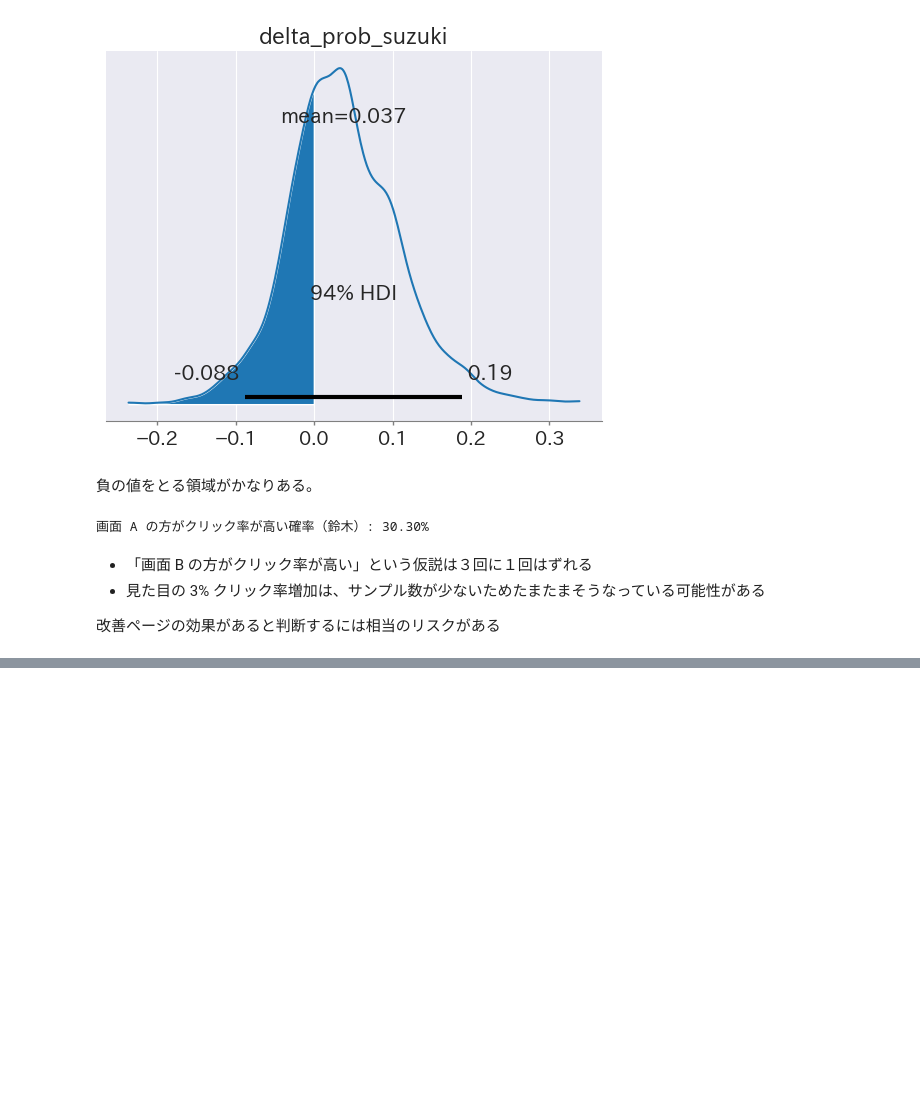
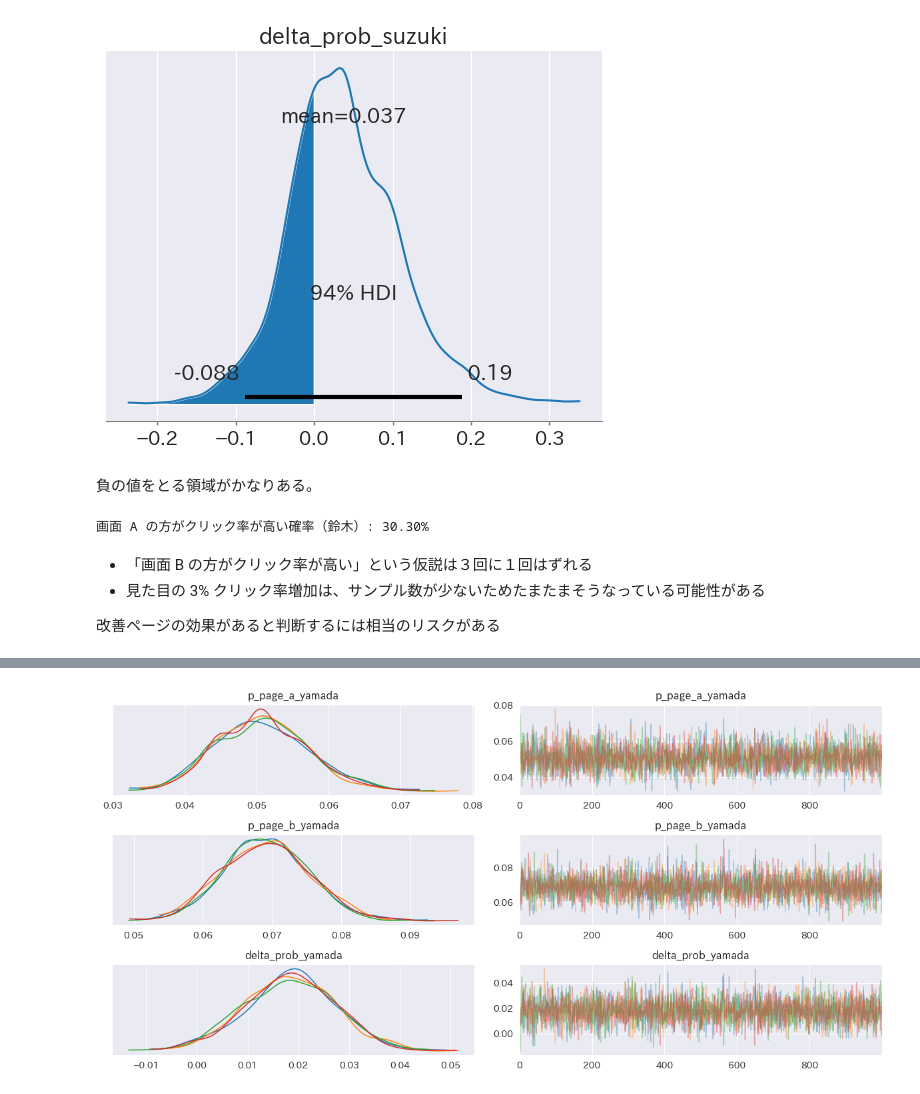
Before and after one commit to 1024xx4/py_bayes_intro, a Jupyter notebook: ab_test.ipynb, the cells around one changed output, grey strips where cells are left out. Saved outputs shown, nothing was run; the diff lists cells and outputs as text; code cells hidden in the pictures; blank space fills up the shorter version.

```diff
--- a/ab_test.ipynb
+++ b/ab_test.ipynb
@@ -82,0 +87,16 @@ print(f"画面 A の方がクリック率が高い確率（鈴木）: {n_rate_sa
+# %%
+# 確率モデル定義
+model_yamada = pm.Model()
+
+with model_yamada:
+    # 事前分布
+    p_page_a_yamada = pm.Uniform('p_page_a_yamada', lower=0.0, upper=1.0)  # 一様分布
+    p_page_b_yamada = pm.Uniform('p_page_b_yamada', lower=0.0, upper=1.0)  # 一様分布
+    # 確率モデル
+    obs_page_a_yamada = pm.Binomial('obs_page_a_yamada', p=p_page_a_yamada, n=1200, observed=60)  # 二項分布
+    obs_page_b_yamada = pm.Binomial('obs_page_b_yamada', p=p_page_b_yamada, n=1600, observed=110)  # 二項分布
+    # 新しい確率変数
+    delta_prob_yamada = pm.Deterministic('delta_prob_yamada', p_page_b_yamada - p_page_a_yamada)  # 確率変数の差
+
+# 確率モデルの可視化
+pm.model_to_graphviz(model_yamada)
@@ -82,0 +105,4 @@ print(f"画面 A の方がクリック率が高い確率（鈴木）: {n_rate_sa
+# %%
+# Sampling
+with model_yamada:
+    inference_yamada = pm.sample(random_seed=42)
@@ -82,0 +116,7 @@ print(f"画面 A の方がクリック率が高い確率（鈴木）: {n_rate_sa
+# %%
+# 収束状況の可視化
+az.plot_trace(inference_yamada, compact=False)
+plt.tight_layout()
+plt.show()
+# %% [output]
+[figure, added]
```
Also changed, not shown: parts of 9 cells of this notebook.
